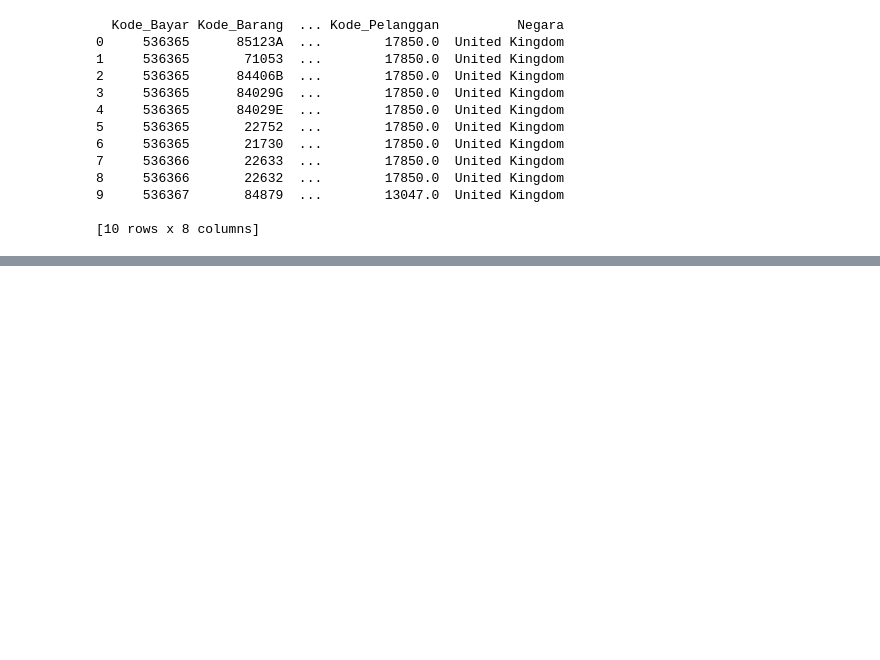
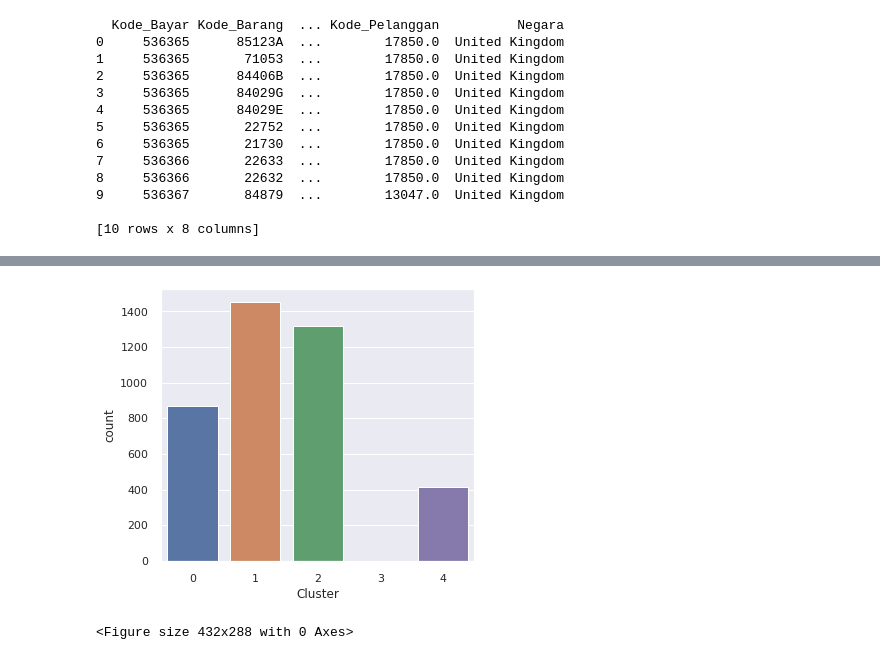
Before and after one commit to kzen31/machinelearning, a Jupyter notebook: TestMachineLearning.ipynb, the cells around one changed output, grey strips where cells are left out. Saved outputs shown, nothing was run; the diff lists cells and outputs as text; code cells hidden in the pictures; blank space fills up the shorter version.

```diff
--- a/TestMachineLearning.ipynb
+++ b/TestMachineLearning.ipynb
@@ -185,0 +361,10 @@ KElbowVisualizer(ax=<matplotlib.axes._subplots.AxesSubplot object at 0x...>,
+# %%
+#Clustering
+kmeans = KMeans(5)
+kmeans.fit(df_cleaned)
+identified_clusters = kmeans.fit_predict(df_cleaned)
+data_with_clusters = df_cleaned.copy()
+data_with_clusters['Cluster'] = identified_clusters
+print("cluster center:")
+print(kmeans.cluster_centers_)
+print(identified_clusters)
@@ -185,0 +379,10 @@ KElbowVisualizer(ax=<matplotlib.axes._subplots.AxesSubplot object at 0x...>,
+# %%
+#plot data with clusters
+sns.set(style="darkgrid")
+f, ax = plt.subplots(figsize=(5, 5))
+ax = sns.countplot(x="Cluster", data=data_with_clusters)
+data_with_clusters.groupby(['Cluster']).count()
+fig = plt.figure()
+# %% [output]
+[figure, added]
+<Figure size 432x288 with 0 Axes>
```
Also changed, not shown: parts of 34 cells of this notebook, 1 other file.
